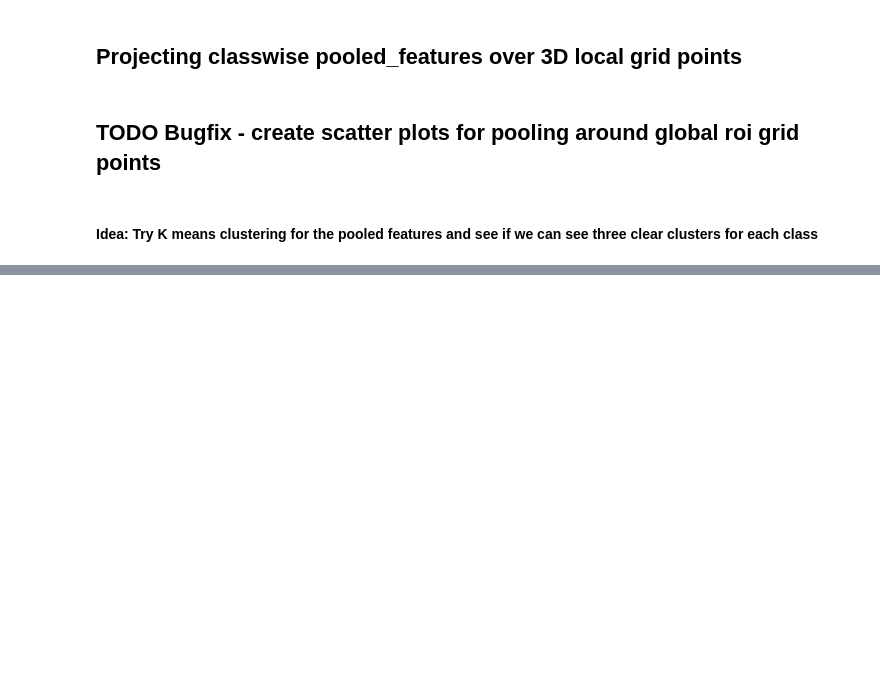
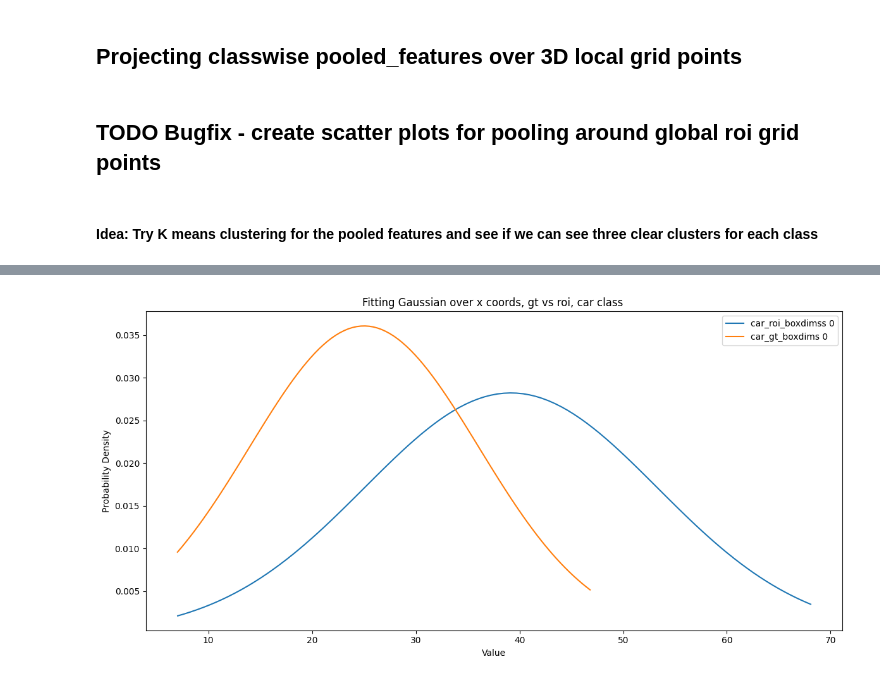
Before and after one commit to adv010/OpenPCDet, a Jupyter notebook: vis_prototypes.ipynb, the cells around one changed output, grey strips where cells are left out. Drawn from its saved outputs; the diff is of its cells as text; code cells hidden in the pictures; blank space fills up the shorter version.

```diff
--- a/vis_prototypes.ipynb
+++ b/vis_prototypes.ipynb
@@ -433,0 +477,96 @@ plt.show()
+# %%
+import numpy as np
+import matplotlib.pyplot as plt
+import seaborn as sns
+from scipy.stats import norm
+
+def fit_and_plot_gaussian(data, label):
+    # Estimate the parameters of the Gaussian distribution
+    mean, std = norm.fit(data)
+    # Generate a range of values for x-axis
+    x = np.linspace(torch.min(data), torch.max(data),100)
+    # Compute the corresponding Gaussian probability density function (PDF)
+    pdf = norm.pdf(x, mean, std)
+    # Plot the fitted Gaussian curve
+    plt.plot(x, pdf, label=label)
+
+# Extract data for each index from tensor1
+tensor1_car_data = np.split(rois_car, 7, axis=1) # roi
+# Extract data for each index from tensor2
+tensor2_car_data = np.split(gts_car, 7, axis=1)
+
+# Set the figure size
+plt.figure(figsize=(12, 6))
+
+
+
+# Fit and plot Gaussian curves for tensor1
+for i, data in enumerate(tensor1_car_data):
+    fit_and_plot_gaussian(data.flatten(), label=f'car_roi_boxdimss {i}') #
+    break
+
+# Fit and plot Gaussian curves for tensor2
+for i, data in enumerate(tensor2_car_data):
+    fit_and_plot_gaussian(data.flatten(), label=f'car_gt_boxdims {i}')
+    break
+
+plt.title('Fitting Gaussian over x coords, gt vs roi, car class ')
+plt.xlabel('Value')
+plt.ylabel('Probability Density')
+plt.legend()
+
+# Adjust the layout and display the plot
+plt.tight_layout()
+plt.show()
+
+
+tensor1_cyc_data = np.split(rois_cyc, 7, axis=1) # roi
+# Extract data for each index from tensor2
+tensor2_cyc_data = np.split(gts_cyc, 7, axis=1)
+
+for i, data in enumerate(tensor1_cyc_data):
+    fit_and_plot_gaussian(data.flatten(), label=f'cyc_roi_boxdimss {i}') #
+    break
+
+# Fit and plot Gaussian curves for tensor2
+for i, data in enumerate(tensor2_cyc_data):
+    fit_and_plot_gaussian(data.flatten(), label=f'cyc_gt_boxdims {i}')
+    break
+
+plt.title('Fitting Gaussian over x coords, gt vs roi, cyc class')
+plt.xlabel('Value')
+plt.ylabel('Probability Density')
+plt.legend()
+
+# Adjust the layout and display the plot
+plt.tight_layout()
+plt.show()
+
+
+tensor1_ped_data = np.split(rois_ped, 7, axis=1) # roi
+# Extract data for each index from tensor2
+tensor2_ped_data = np.split(gts_ped, 7, axis=1)
+
+for i, data in enumerate(tensor1_ped_data):
+    fit_and_plot_gaussian(data.flatten(), label=f'ped_roi_boxdimss {i}') #
+    break
+
+# Fit and plot Gaussian curves for tensor2
+for i, data in enumerate(tensor2_ped_data):
+    fit_and_plot_gaussian(data.flatten(), label=f'ped_gt_boxdims {i}')
+    break
+
+plt.title('Fitting Gaussian over x coords, gt vs roi, ped class')
+plt.xlabel('Value')
+plt.ylabel('Probability Density')
+plt.legend()
+
+# Adjust the layout and display the plot
+plt.tight_layout()
+plt.show()
+
+
+
+# Add labels and legend
+# %% [output]
+[figure, added]
```
Also changed, not shown: parts of 8 cells of this notebook.
